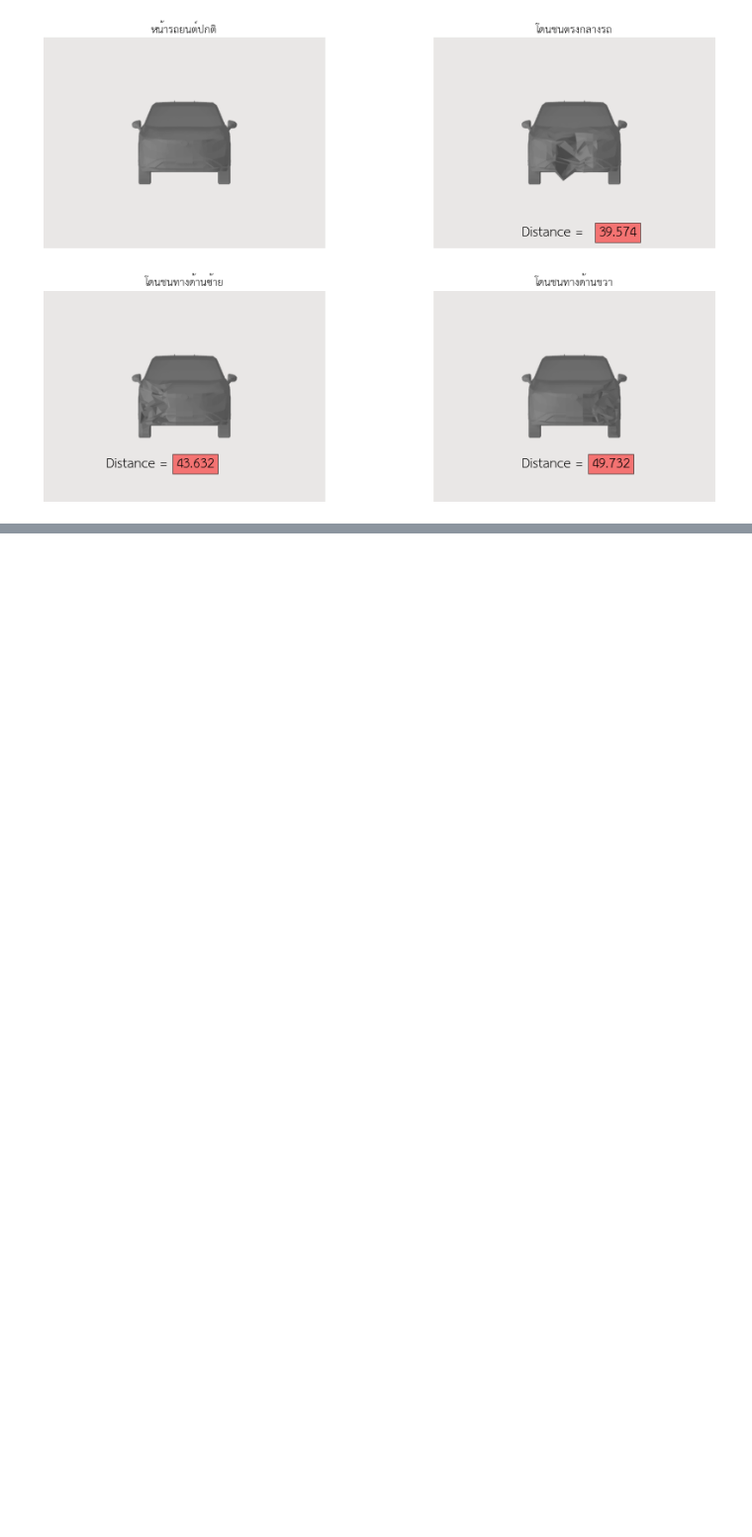
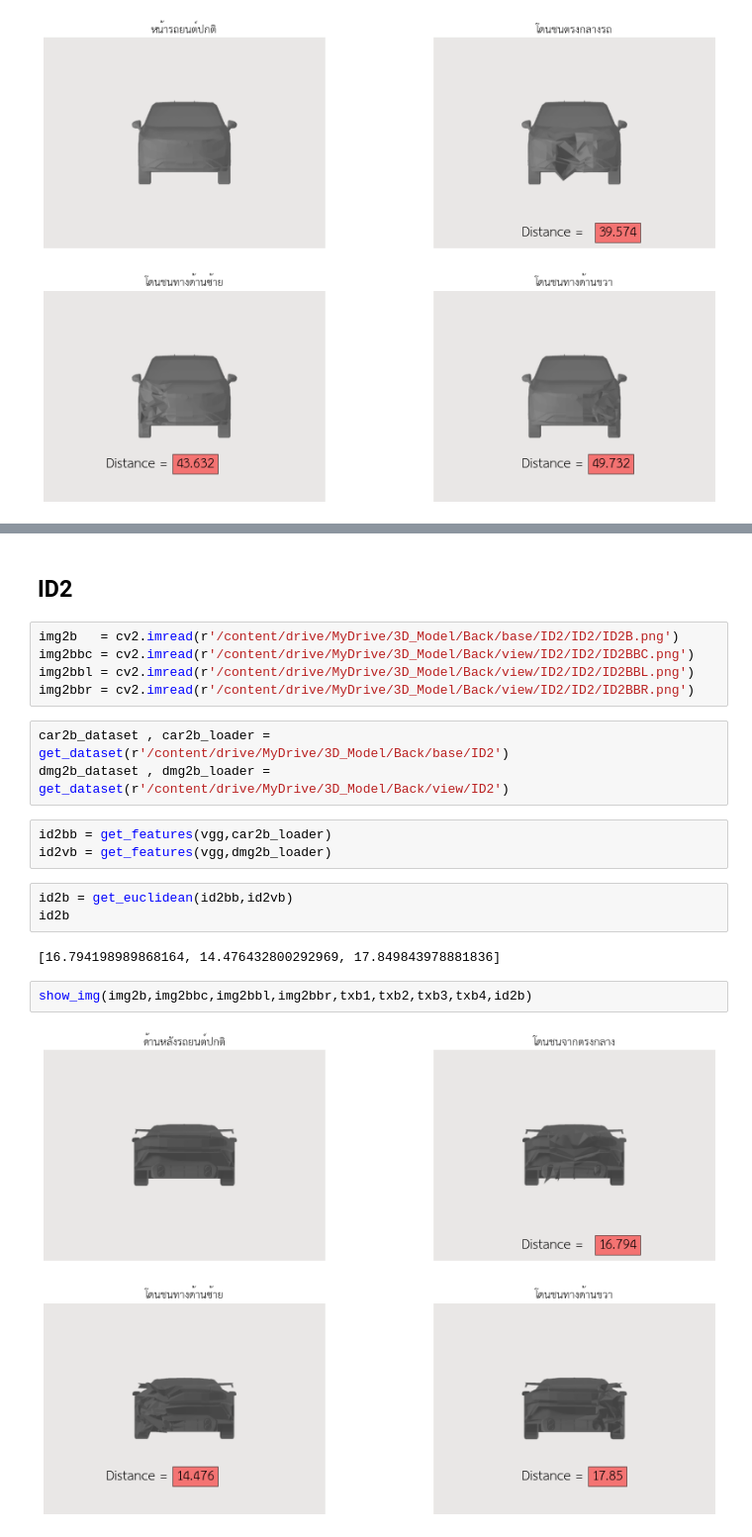
Before and after one commit to MeenTers/Project, a Jupyter notebook: Compare_view_3D.ipynb, the cells around one changed output, grey strips where cells are left out. Shown: that part at 99% size. Cells and saved outputs as stored; diff of their text form; blank space fills up the shorter version.

```diff
--- a/Compare_view_3D.ipynb
+++ b/Compare_view_3D.ipynb
@@ -425,0 +347,22 @@ show_img(img9f,img9_1,img9_2,img9_3,tx1,tx2,tx3,tx4,id9)
+# %% [markdown]
+## ID2
+# %%
+img2b   = cv2.imread(r'/content/drive/MyDrive/3D_Model/Back/base/ID2/ID2/ID2B.png')
+img2bbc = cv2.imread(r'/content/drive/MyDrive/3D_Model/Back/view/ID2/ID2/ID2BBC.png')
+img2bbl = cv2.imread(r'/content/drive/MyDrive/3D_Model/Back/view/ID2/ID2/ID2BBL.png')
+img2bbr = cv2.imread(r'/content/drive/MyDrive/3D_Model/Back/view/ID2/ID2/ID2BBR.png')
+# %%
+car2b_dataset , car2b_loader = get_dataset(r'/content/drive/MyDrive/3D_Model/Back/base/ID2')
+dmg2b_dataset , dmg2b_loader = get_dataset(r'/content/drive/MyDrive/3D_Model/Back/view/ID2')
+# %%
+id2bb = get_features(vgg,car2b_loader)
+id2vb = get_features(vgg,dmg2b_loader)
+# %%
+id2b = get_euclidean(id2bb,id2vb)
+id2b
+# %% [output]
+[16.794198989868164, 14.476432800292969, 17.849843978881836]
+# %%
+show_img(img2b,img2bbc,img2bbl,img2bbr,txb1,txb2,txb3,txb4,id2b)
+# %% [output]
+[figure, added]
```
Also changed, not shown: parts of 55 cells of this notebook.
